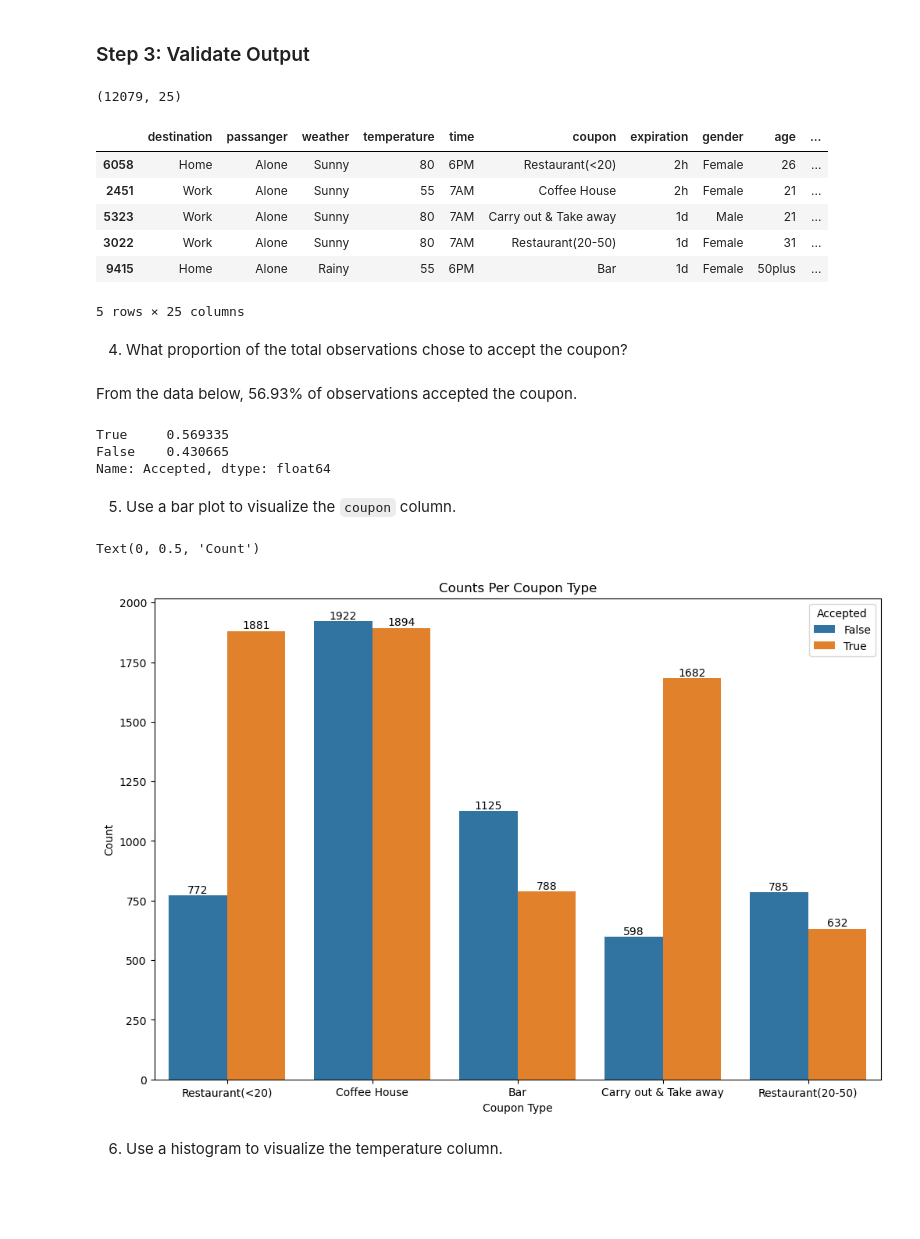
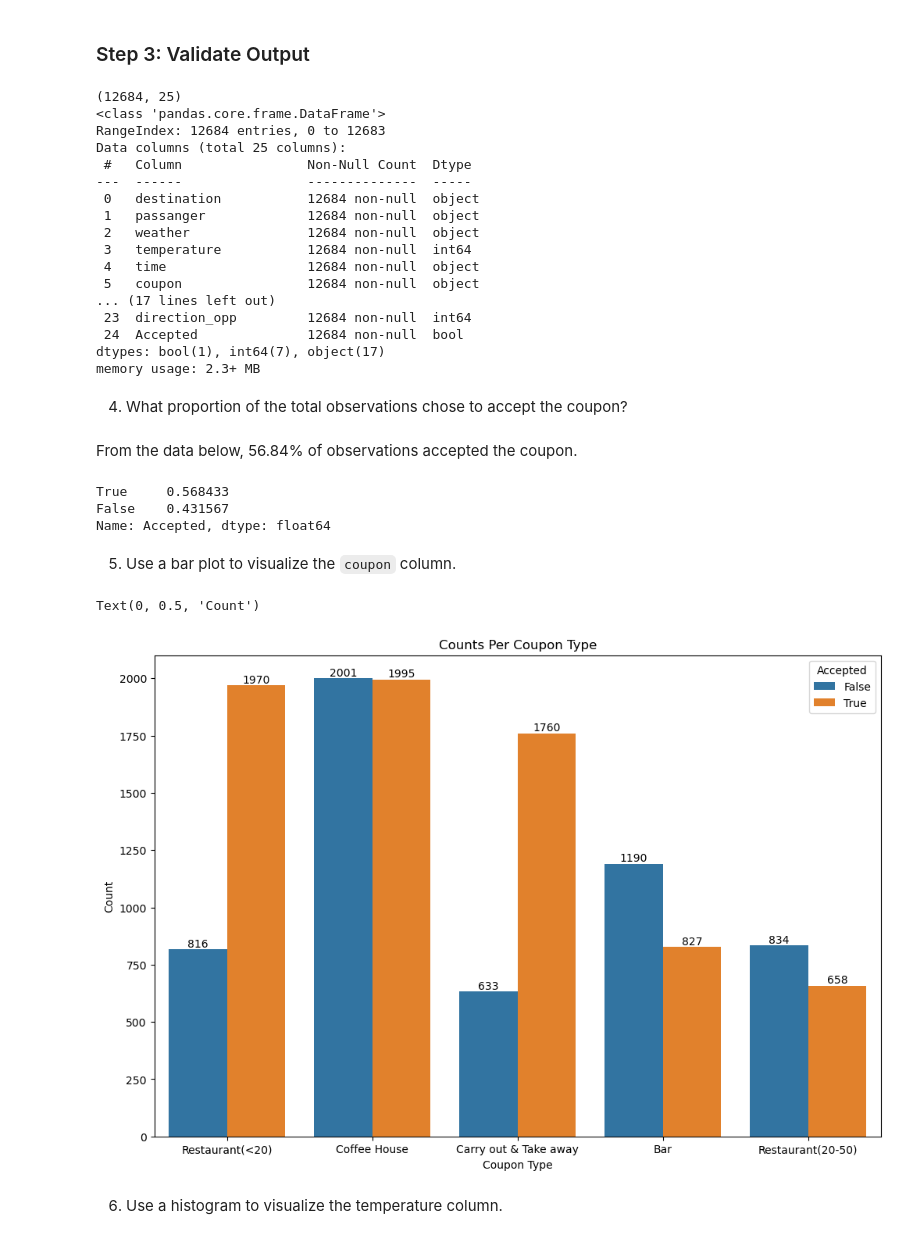
Before and after one commit to ngratzi/coupon_analysis, a Jupyter notebook: analysis.ipynb, the cells around one changed output. Cells and saved outputs as stored; diff of their text form; code cells hidden in the pictures; blank space fills up the shorter version.

```diff
--- a/analysis.ipynb
+++ b/analysis.ipynb
@@ -201,5 +225,5 @@ I will change the column name 'Y' to 'Accepted' and the values 1 to True and 0 t
 # %%
-data = data.rename(columns={'Y': "Accepted"})
-data['Accepted'].replace([1,0], [True, False], inplace=True)
-data[['Accepted']].sample(5)
+data_cleaned.rename(columns={'Y': "Accepted"}, inplace=True)
+data_cleaned['Accepted'].replace([1,0], [True, False], inplace=True)
+data_cleaned[['Accepted', 'toCoupon_GEQ5min', 'toCoupon_GEQ15min', 'toCoupon_GEQ25min', 'direction_same', 'direction_opp']].sample(5)
 # %% [output]
@@ -212,42 +236,52 @@ data[['Accepted']].sample(5)
 # %% [markdown]
 ### Step 3: Validate Output
 # %%
-print(data.shape)
-data.sample(5)
+print(data_cleaned.shape)
+data_cleaned.sample(5)
+data_cleaned.info()
 # %% [output]
-(12079, 25)
+(12684, 25)
+<class 'pandas.core.frame.DataFrame'>
+RangeIndex: 12684 entries, 0 to 12683
+Data columns (total 25 columns):
+ #   Column                Non-Null Count  Dtype
+---  ------                --------------  -----
+ 0   destination           12684 non-null  object
+ 1   passanger             12684 non-null  object
+ 2   weather               12684 non-null  object
+ 3   temperature           12684 non-null  int64
+ 4   time                  12684 non-null  object
+ 5   coupon                12684 non-null  object
+... (17 lines left out)
+ 23  direction_opp         12684 non-null  int64
+ 24  Accepted              12684 non-null  bool
+dtypes: bool(1), int64(7), object(17)
+memory usage: 2.3+ MB
-|  | destination | passanger | weather | temperature | time | coupon | expiration | gender | age | ... |
-| 6058 | Home | Alone | Sunny | 80 | 6PM | Restaurant(<20) | 2h | Female | 26 | ... |
-| 2451 | Work | Alone | Sunny | 55 | 7AM | Coffee House | 2h | Female | 21 | ... |
-| 5323 | Work | Alone | Sunny | 80 | 7AM | Carry out & Take away | 1d | Male | 21 | ... |
-| 3022 | Work | Alone | Sunny | 80 | 7AM | Restaurant(20-50) | 1d | Female | 31 | ... |
-| 9415 | Home | Alone | Rainy | 55 | 6PM | Bar | 1d | Female | 50plus | ... |
-5 rows × 25 columns
 # %% [markdown]
 4. What proportion of the total observations chose to accept the coupon?
 # %% [markdown]
-From the data below, 56.93% of observations accepted the coupon.
+From the data below, 56.84% of observations accepted the coupon.
 # %%
-data['Accepted'].value_counts(normalize=True)
+data_cleaned['Accepted'].value_counts(normalize=True)
 # %% [output]
-True     0.569335
-False    0.430665
+True     0.568433
+False    0.431567
 Name: Accepted, dtype: float64
 # %% [markdown]
 5. Use a bar plot to visualize the `coupon` column.
 # %%
 plt.figure(figsize=(12,8))
 
-fig = sns.countplot(data, x='coupon', hue='Accepted')
+fig = sns.countplot(data_cleaned, x='coupon', hue='Accepted')
 fig.bar_label(container=fig.containers[0])
 fig.bar_label(container=fig.containers[1])
 
 plt.title('Counts Per Coupon Type')
 plt.xlabel('Coupon Type')
 plt.ylabel('Count')
 # %% [output]
 Text(0, 0.5, 'Count')
-[figure, old version]
+[figure, new version]
 # %% [markdown]
 6. Use a histogram to visualize the temperature column.
 # %%
```
Also changed, not shown: parts of 44 cells of this notebook.
